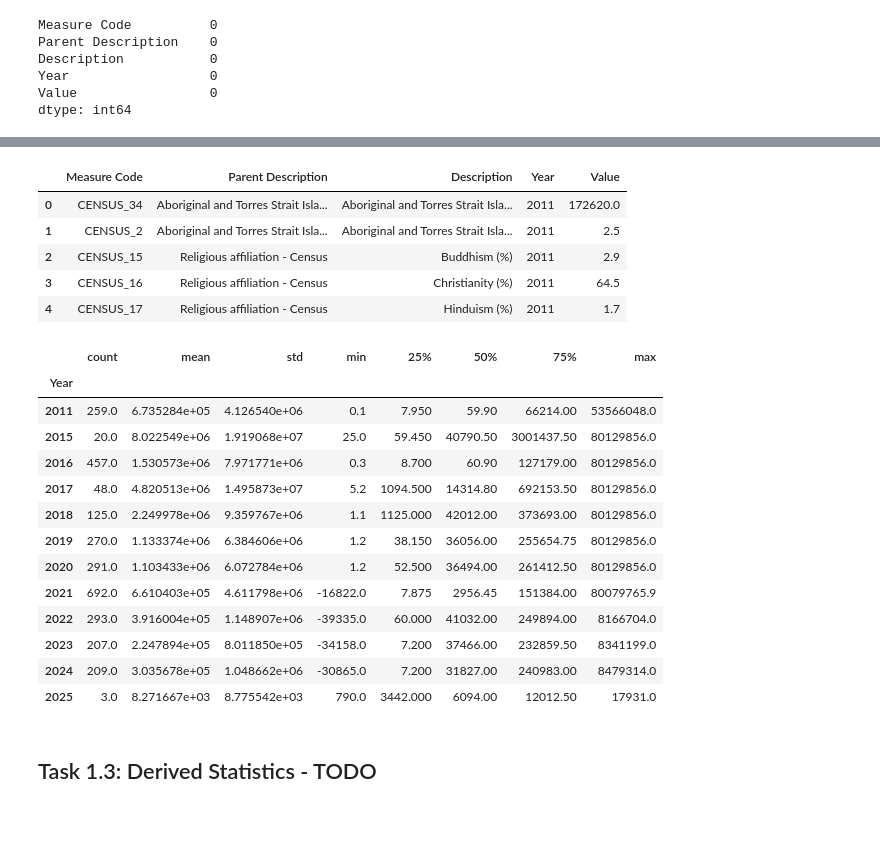
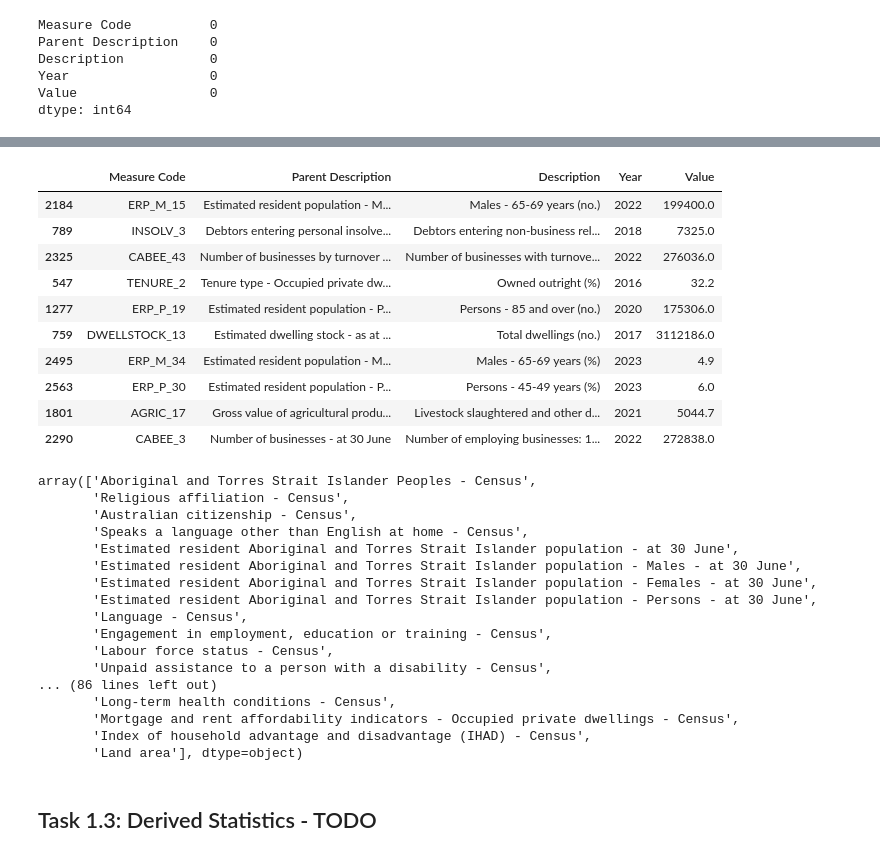
Before and after one commit to Rven66/DATA2001-Assignment_1, a Jupyter notebook: DATA2001-Assignment_1.ipynb, the cells around one changed output, grey strips where cells are left out. Drawn from its saved outputs; the diff is of its cells as text; code cells hidden in the pictures; blank space fills up the shorter version.

```diff
--- a/DATA2001-Assignment_1.ipynb
+++ b/DATA2001-Assignment_1.ipynb
@@ -17,7 +17,6 @@ import numpy as np
 # %%
 # Read in CSV and assign a name to the Series:
 region = pd.read_csv("data/Region_summary_ New_South_ Wales_STE_1.csv")
-region.name="NSW Regions"
 # %% [markdown]
 ## Task 1.2: Data Cleaning - TODO
 # %% [markdown]
@@ -113,5 +98,6 @@ print(region_long.duplicated().sum())
 # %%
 # Drop rows with missing values
 # Missing values represent unavailable data, not zero population which is why rows with missing values were removed for analysis.
-region_long_clean = region_long.dropna(subset=["Value"], ignore_index=True) # drop the rows with missing values
+region_clean = region_long.dropna(subset=["Value"], ignore_index=True).copy() # drop the rows with missing values
+region_clean.name="NSW Regions"
 # %%
@@ -123,3 +109,6 @@ Description           0
 Year                  0
 Value                 0
 dtype: int64
+# %%
+# Convert object "Year" to Integer:
+region_clean['Year'] = region_clean['Year'].astype(int)
@@ -126,29 +145,38 @@ dtype: int64
 # %%
-region_long_clean.head()
+region_clean.sample(10)
 # %% [output]
 |  | Measure Code | Parent Description | Description | Year | Value |
-| 0 | CENSUS_34 | Aboriginal and Torres Strait Isla... | Aboriginal and Torres Strait Isla... | 2011 | 172620.0 |
-| 1 | CENSUS_2 | Aboriginal and Torres Strait Isla... | Aboriginal and Torres Strait Isla... | 2011 | 2.5 |
-| 2 | CENSUS_15 | Religious affiliation - Census | Buddhism (%) | 2011 | 2.9 |
-| 3 | CENSUS_16 | Religious affiliation - Census | Christianity (%) | 2011 | 64.5 |
-| 4 | CENSUS_17 | Religious affiliation - Census | Hinduism (%) | 2011 | 1.7 |
+| 2184 | ERP_M_15 | Estimated resident population - M... | Males - 65-69 years (no.) | 2022 | 199400.0 |
+| 789 | INSOLV_3 | Debtors entering personal insolve... | Debtors entering non-business rel... | 2018 | 7325.0 |
+| 2325 | CABEE_43 | Number of businesses by turnover ... | Number of businesses with turnove... | 2022 | 276036.0 |
+| 547 | TENURE_2 | Tenure type - Occupied private dw... | Owned outright (%) | 2016 | 32.2 |
+| 1277 | ERP_P_19 | Estimated resident population - P... | Persons - 85 and over (no.) | 2020 | 175306.0 |
+| 759 | DWELLSTOCK_13 | Estimated dwelling stock - as at ... | Total dwellings (no.) | 2017 | 3112186.0 |
+| 2495 | ERP_M_34 | Estimated resident population - M... | Males - 65-69 years (%) | 2023 | 4.9 |
+| 2563 | ERP_P_30 | Estimated resident population - P... | Persons - 45-49 years (%) | 2023 | 6.0 |
+| 1801 | AGRIC_17 | Gross value of agricultural produ... | Livestock slaughtered and other d... | 2021 | 5044.7 |
+| 2290 | CABEE_3 | Number of businesses - at 30 June | Number of employing businesses: 1... | 2022 | 272838.0 |
-# %%
-region_long_clean.groupby("Year")["Value"].describe()
-# %% [output]
-|  | count | mean | std | min | 25% | 50% | 75% | max |
-| Year |  |  |  |  |  |  |  |  |
-| 2011 | 259.0 | 6.735284e+05 | 4.126540e+06 | 0.1 | 7.950 | 59.90 | 66214.00 | 53566048.0 |
-| 2015 | 20.0 | 8.022549e+06 | 1.919068e+07 | 25.0 | 59.450 | 40790.50 | 3001437.50 | 80129856.0 |
-| 2016 | 457.0 | 1.530573e+06 | 7.971771e+06 | 0.3 | 8.700 | 60.90 | 127179.00 | 80129856.0 |
-| 2017 | 48.0 | 4.820513e+06 | 1.495873e+07 | 5.2 | 1094.500 | 14314.80 | 692153.50 | 80129856.0 |
-| 2018 | 125.0 | 2.249978e+06 | 9.359767e+06 | 1.1 | 1125.000 | 42012.00 | 373693.00 | 80129856.0 |
-| 2019 | 270.0 | 1.133374e+06 | 6.384606e+06 | 1.2 | 38.150 | 36056.00 | 255654.75 | 80129856.0 |
-| 2020 | 291.0 | 1.103433e+06 | 6.072784e+06 | 1.2 | 52.500 | 36494.00 | 261412.50 | 80129856.0 |
-| 2021 | 692.0 | 6.610403e+05 | 4.611798e+06 | -16822.0 | 7.875 | 2956.45 | 151384.00 | 80079765.9 |
-| 2022 | 293.0 | 3.916004e+05 | 1.148907e+06 | -39335.0 | 60.000 | 41032.00 | 249894.00 | 8166704.0 |
-| 2023 | 207.0 | 2.247894e+05 | 8.011850e+05 | -34158.0 | 7.200 | 37466.00 | 232859.50 | 8341199.0 |
-| 2024 | 209.0 | 3.035678e+05 | 1.048662e+06 | -30865.0 | 7.200 | 31827.00 | 240983.00 | 8479314.0 |
-| 2025 | 3.0 | 8.271667e+03 | 8.775542e+03 | 790.0 | 3442.000 | 6094.00 | 12012.50 | 17931.0 |
+# %%
+# List the Parent Descriptions of the data set for reference
+region_clean['Parent Description'].unique()
+# %% [output]
+array(['Aboriginal and Torres Strait Islander Peoples - Census',
+       'Religious affiliation - Census',
+       'Australian citizenship - Census',
+       'Speaks a language other than English at home - Census',
+       'Estimated resident Aboriginal and Torres Strait Islander population - at 30 June',
+       'Estimated resident Aboriginal and Torres Strait Islander population - Males - at 30 June',
+       'Estimated resident Aboriginal and Torres Strait Islander population - Females - at 30 June',
+       'Estimated resident Aboriginal and Torres Strait Islander population - Persons - at 30 June',
+       'Language - Census',
+       'Engagement in employment, education or training - Census',
+       'Labour force status - Census',
+       'Unpaid assistance to a person with a disability - Census',
+... (86 lines left out)
+       'Long-term health conditions - Census',
+       'Mortgage and rent affordability indicators - Occupied private dwellings - Census',
+       'Index of household advantage and disadvantage (IHAD) - Census',
+       'Land area'], dtype=object)
 # %% [markdown]
 ## Task 1.3: Derived Statistics - TODO
 # %% [markdown]
```
Also changed, not shown: parts of 21 cells of this notebook.
